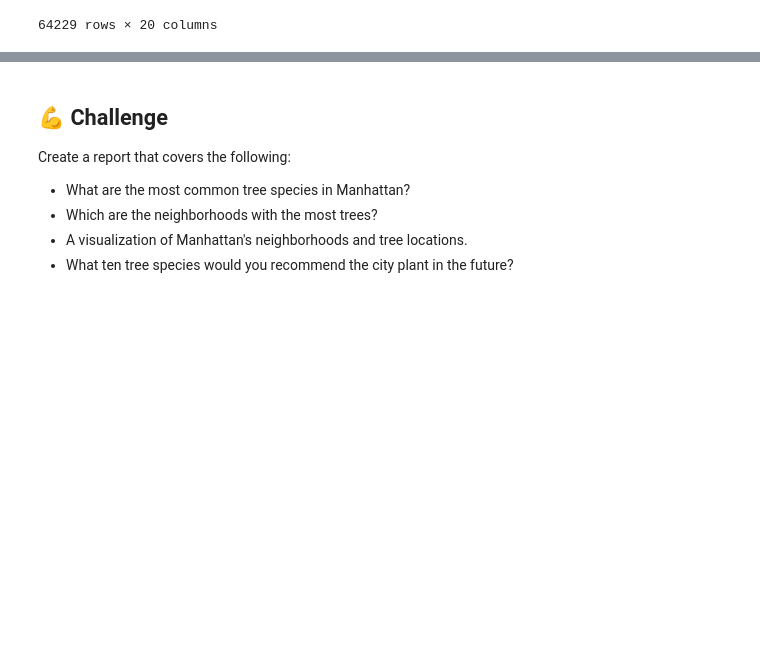
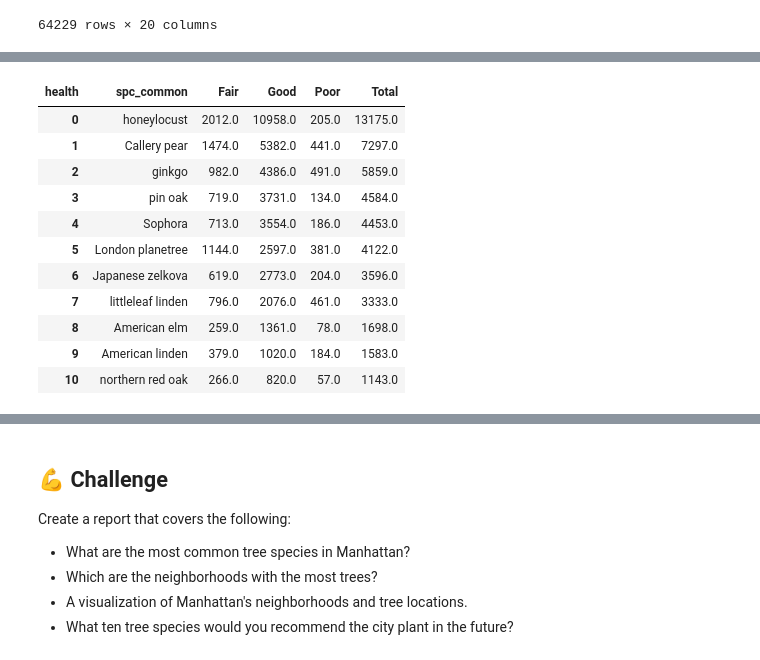
Before and after one commit to JasonMuteham/City-Tree-Species, a Jupyter notebook: notebook.ipynb, the cells around one changed output, grey strips where cells are left out. Saved outputs shown, nothing was run; the diff lists cells and outputs as text; code cells hidden in the pictures; blank space fills up the shorter version.

```diff
--- a/notebook.ipynb
+++ b/notebook.ipynb
@@ -58,0 +119,24 @@ trees
+# %%
+#tree_count = trees.groupby(['spc_common','health'])['health'].agg('count')
+tree_count = trees.groupby(['spc_common','health'])['spc_common'].agg('count')
+
+#print(tree_count.value_counts(normalize=True))
+tree_count = tree_count.unstack()
+tree_count = tree_count.fillna(0)
+tree_count['Total'] = tree_count.sum(axis='columns')
+tree_count = tree_count.sort_values(by='Total',ascending=False)
+tree_count = tree_count.reset_index()
+tree_count.head(11)
+# %% [output]
+| health | spc_common | Fair | Good | Poor | Total |
+| 0 | honeylocust | 2012.0 | 10958.0 | 205.0 | 13175.0 |
+| 1 | Callery pear | 1474.0 | 5382.0 | 441.0 | 7297.0 |
+| 2 | ginkgo | 982.0 | 4386.0 | 491.0 | 5859.0 |
+| 3 | pin oak | 719.0 | 3731.0 | 134.0 | 4584.0 |
+| 4 | Sophora | 713.0 | 3554.0 | 186.0 | 4453.0 |
+| 5 | London planetree | 1144.0 | 2597.0 | 381.0 | 4122.0 |
+| 6 | Japanese zelkova | 619.0 | 2773.0 | 204.0 | 3596.0 |
+| 7 | littleleaf linden | 796.0 | 2076.0 | 461.0 | 3333.0 |
+| 8 | American elm | 259.0 | 1361.0 | 78.0 | 1698.0 |
+| 9 | American linden | 379.0 | 1020.0 | 184.0 | 1583.0 |
+| 10 | northern red oak | 266.0 | 820.0 | 57.0 | 1143.0 |
```
Also changed, not shown: parts of 8 cells of this notebook.
